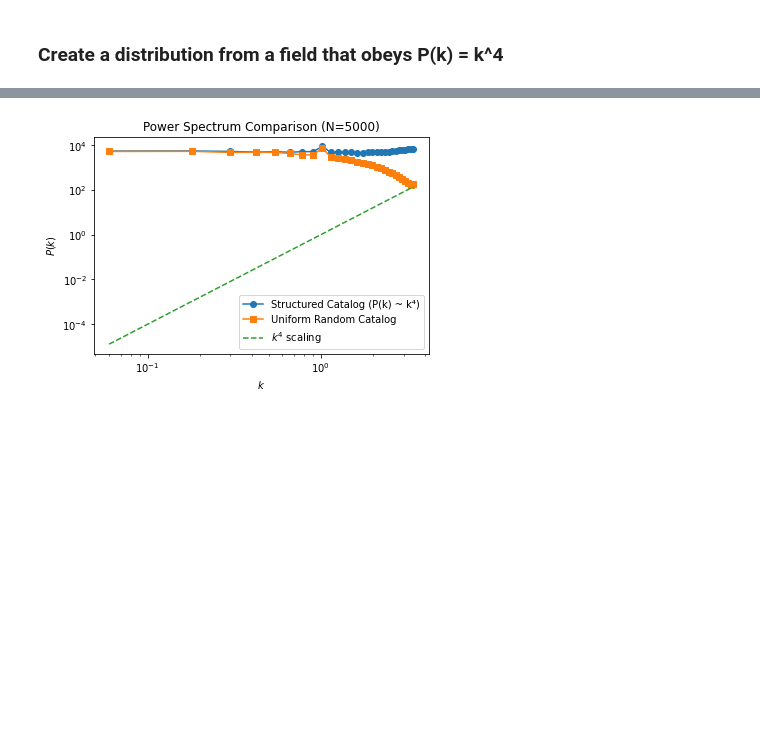
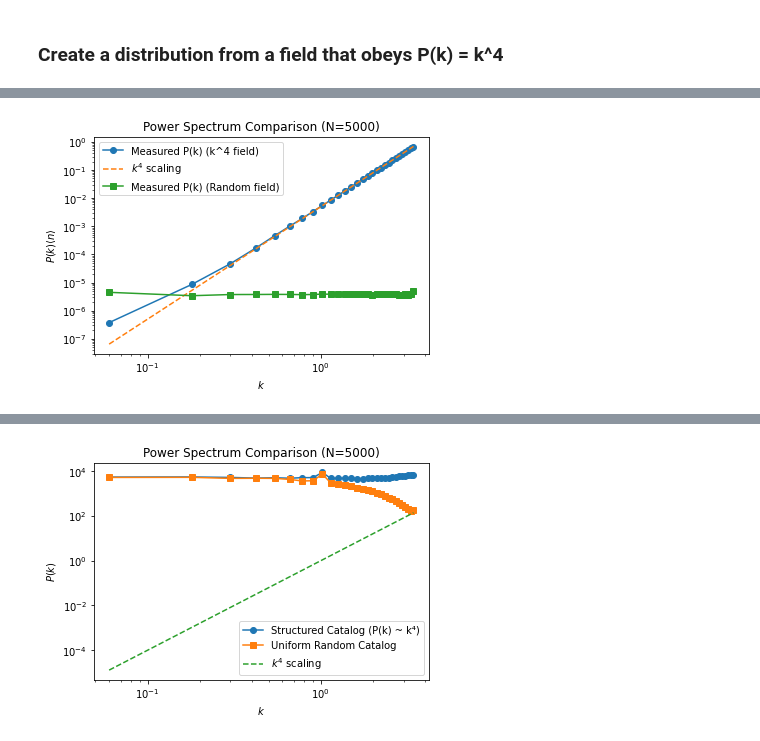
Before and after one commit to FedeDavilaKurban/filbao, a Jupyter notebook: glass.ipynb, the cells around one changed output, grey strips where cells are left out. Saved outputs shown, nothing was run; the diff lists cells and outputs as text; code cells hidden in the pictures; blank space fills up the shorter version.

```diff
--- a/glass.ipynb
+++ b/glass.ipynb
@@ -199,0 +200,89 @@ plt.show()
+# %%
+import numpy as np
+import matplotlib.pyplot as plt
+
+# Parameters
+N = 64  # Grid points per dimension
+L = 100.0  # Box size
+N_points = 5000  # Desired number of points
+
+# Define k-space grid
+k_freq = np.fft.fftfreq(N, d=L/N) * 2 * np.pi  # Convert to physical k
+kx, ky, kz = np.meshgrid(k_freq, k_freq, k_freq, indexing="ij")
+k = np.sqrt(kx**2 + ky**2 + kz**2)
+k[0, 0, 0] = 1  # Avoid division by zero at k=0
+
+# Generate random phases for the field with P(k) ~ k^4
+random_phases = np.exp(2j * np.pi * np.random.rand(N, N, N))
+
+# Apply power-law P(k) ~ k^4  ->  δ_k ~ k^2
+delta_k = (k**2) * random_phases
+delta_k[k == 0] = 0  # Set mean mode to zero
+
+# Transform back to real space
+delta_x = np.fft.ifftn(delta_k).real
+
+# Normalize the field
+delta_x -= np.mean(delta_x)  # Zero mean
+delta_x /= np.std(delta_x)   # Normalize variance
+
+# Generate a random distribution in real space
+random_distribution = np.random.rand(N, N, N)
+random_distribution -= np.mean(random_distribution)  # Zero mean
+random_distribution /= np.std(random_distribution)   # Normalize variance
+
+# Compute the power spectrum of the random distribution
+delta_k_random = np.fft.fftn(random_distribution) / N**3  # Normalized by grid size N^3
+Pk_random = np.abs(delta_k_random)**2  # Power spectrum of random distribution
+
+# Bin the power spectrum of the random field
+k_bins = np.linspace(0, np.max(k), 30)
+k_bin_centers = 0.5 * (k_bins[:-1] + k_bins[1:])
+Pk_random_binned = np.zeros(len(k_bin_centers))
+counts_random = np.zeros(len(k_bin_centers))
+
+# Binning loop for random field
+for i in range(N):
+    for j in range(N):
+        for l in range(N):
+            k_val = k[i, j, l]
+            bin_idx = np.digitize(k_val, k_bins) - 1
+            if 0 <= bin_idx < len(Pk_random_binned):
+                Pk_random_binned[bin_idx] += Pk_random[i, j, l]
+                counts_random[bin_idx] += 1
+
+Pk_random_binned /= counts_random  # Normalize by the count of modes in each bin
+
+# Bin the power spectrum of the P(k) ~ k^4 field
+Pk_binned = np.zeros(len(k_bin_centers))
+counts = np.zeros(len(k_bin_centers))
+
+# Binning loop for k^4 field
+for i in range(N):
+    for j in range(N):
+        for l in range(N):
+            k_val = k[i, j, l]
+            bin_idx = np.digitize(k_val, k_bins) - 1
+            if 0 <= bin_idx < len(Pk_binned):
+                Pk_binned[bin_idx] += np.abs(delta_k[i, j, l])**2
+                counts[bin_idx] += 1
+
+Pk_binned /= counts  # Normalize by the count of modes in each bin
+
+# Calculate the mean density of the sample
+mean_density = N_points / L**3
+
+# Plot the power spectrum
+fig, ax = plt.subplots(figsize=(6, 4))
+ax.plot(k_bin_centers, Pk_binned * mean_density, 'o-', label="Measured P(k) (k^4 field)")
+ax.plot(k_bin_centers, mean_density * k_bin_centers**4, '--', label=r"$k^4$ scaling")
+ax.plot(k_bin_centers, Pk_random_binned, 's-', label="Measured P(k) (Random field)")
+ax.set_xscale('log')
+ax.set_yscale('log')
+ax.set_xlabel(r'$k$')
+ax.set_ylabel(r'$P(k) \langle n \rangle$')
+ax.set_title(f"Power Spectrum Comparison (N={N_points})")
+ax.legend()
+plt.show()
+# %% [output]
+[figure, added]
```
Also changed, not shown: parts of 2 cells of this notebook, 2 other files.
